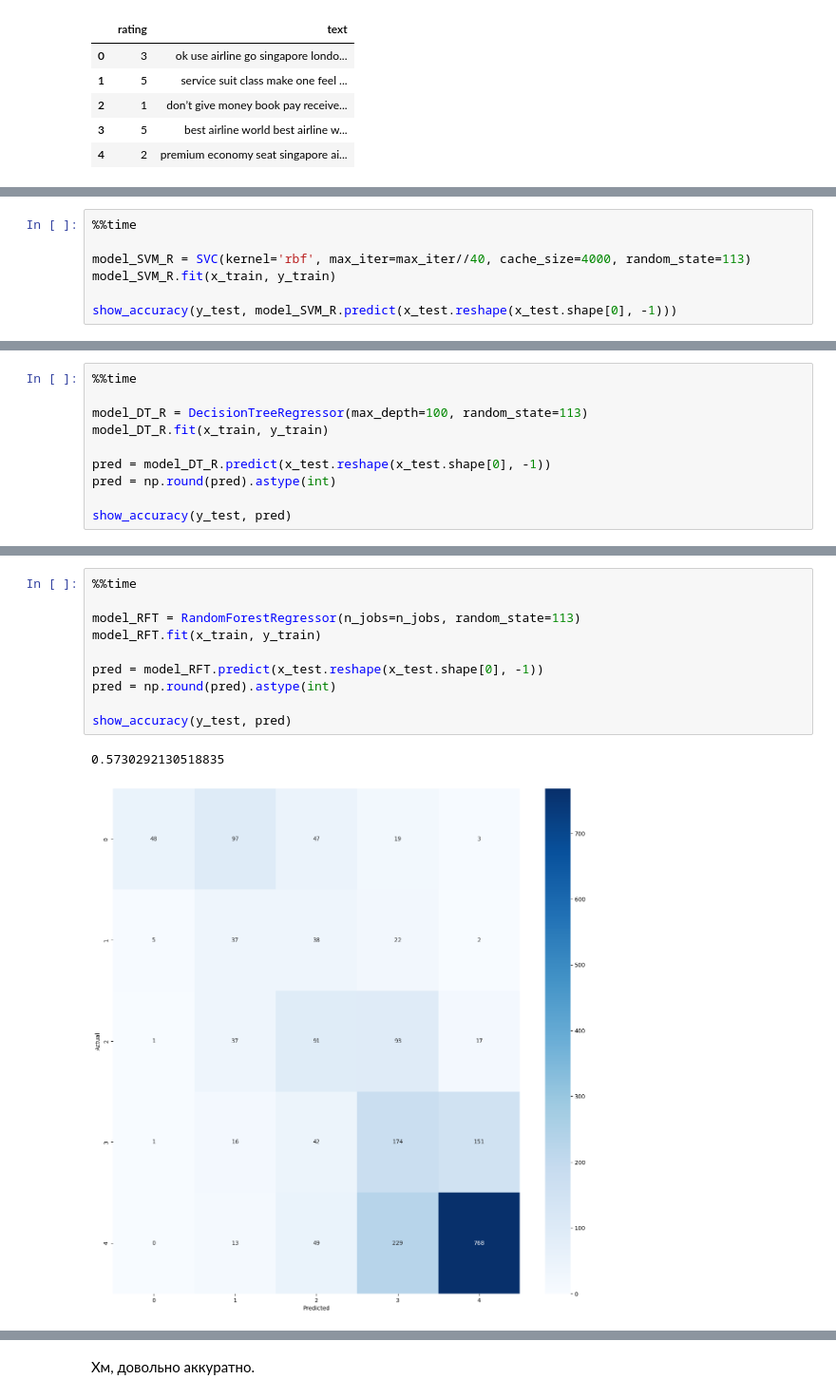
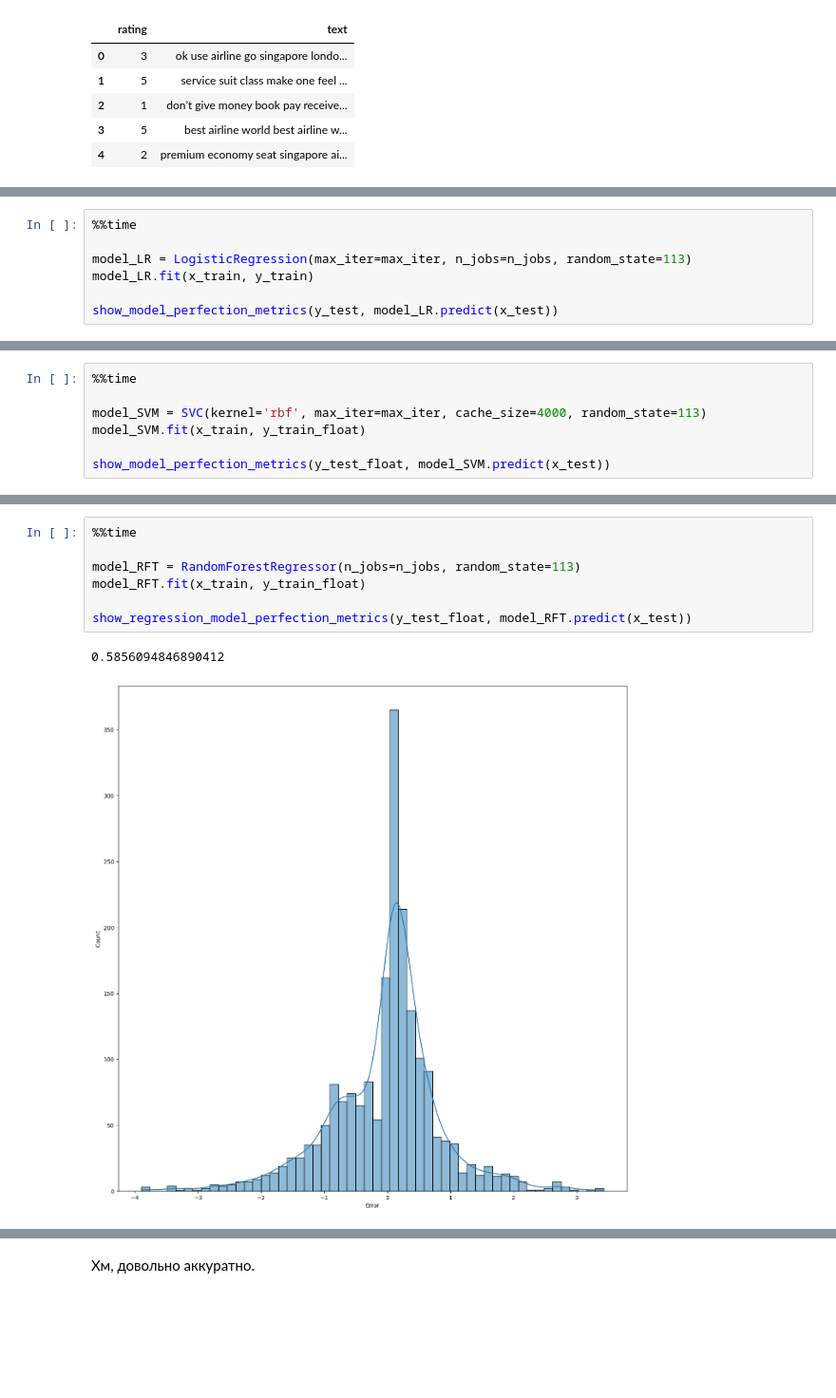
Before and after one commit to setday/HSE_ML_HW2024, a Jupyter notebook: notebooks/06-homework.ipynb, the cells around one changed output, grey strips where cells are left out. Shown at 95% size. Saved outputs shown, nothing was run; the diff lists cells and outputs as text; blank space fills up the shorter version.

```diff
--- a/notebooks/06-homework.ipynb
+++ b/notebooks/06-homework.ipynb
@@ -200,0 +207,7 @@ x_train, x_test, y_train, y_test = train_test_split(tfid_result, df['rating'], t
+# %%
+%%time
+
+model_LR = LogisticRegression(max_iter=max_iter, n_jobs=n_jobs, random_state=113)
+model_LR.fit(x_train, y_train)
+
+show_model_perfection_metrics(y_test, model_LR.predict(x_test))
@@ -228,7 +240,0 @@ Wall time: 3.14 s
-# %%
-%%time
-
-model_SVM_R = SVC(kernel='rbf', max_iter=max_iter//40, cache_size=4000, random_state=113)
-model_SVM_R.fit(x_train, y_train)
-
-show_accuracy(y_test, model_SVM_R.predict(x_test.reshape(x_test.shape[0], -1)))
@@ -254,10 +252,0 @@ Wall time: 16.6 s
-# %%
-%%time
-
-model_DT_R = DecisionTreeRegressor(max_depth=100, random_state=113)
-model_DT_R.fit(x_train, y_train)
-
-pred = model_DT_R.predict(x_test.reshape(x_test.shape[0], -1))
-pred = np.round(pred).astype(int)
-
-show_accuracy(y_test, pred)
@@ -268,0 +253,7 @@ Wall time: 23.9 s
+# %%
+%%time
+
+model_SVM = SVC(kernel='rbf', max_iter=max_iter, cache_size=4000, random_state=113)
+model_SVM.fit(x_train, y_train_float)
+
+show_model_perfection_metrics(y_test_float, model_SVM.predict(x_test))
@@ -269,13 +265,10 @@ Wall time: 23.9 s
 # %%
 %%time
 
 model_RFT = RandomForestRegressor(n_jobs=n_jobs, random_state=113)
-model_RFT.fit(x_train, y_train)
+model_RFT.fit(x_train, y_train_float)
 
-pred = model_RFT.predict(x_test.reshape(x_test.shape[0], -1))
-pred = np.round(pred).astype(int)
-
-show_accuracy(y_test, pred)
+show_regression_model_perfection_metrics(y_test_float, model_RFT.predict(x_test))
 # %% [output]
-0.5730292130518835
+0.5856094846890412
-[figure, old version]
+[figure, new version]
```
Also changed, not shown: parts of 26 cells of this notebook, 1 other file.
